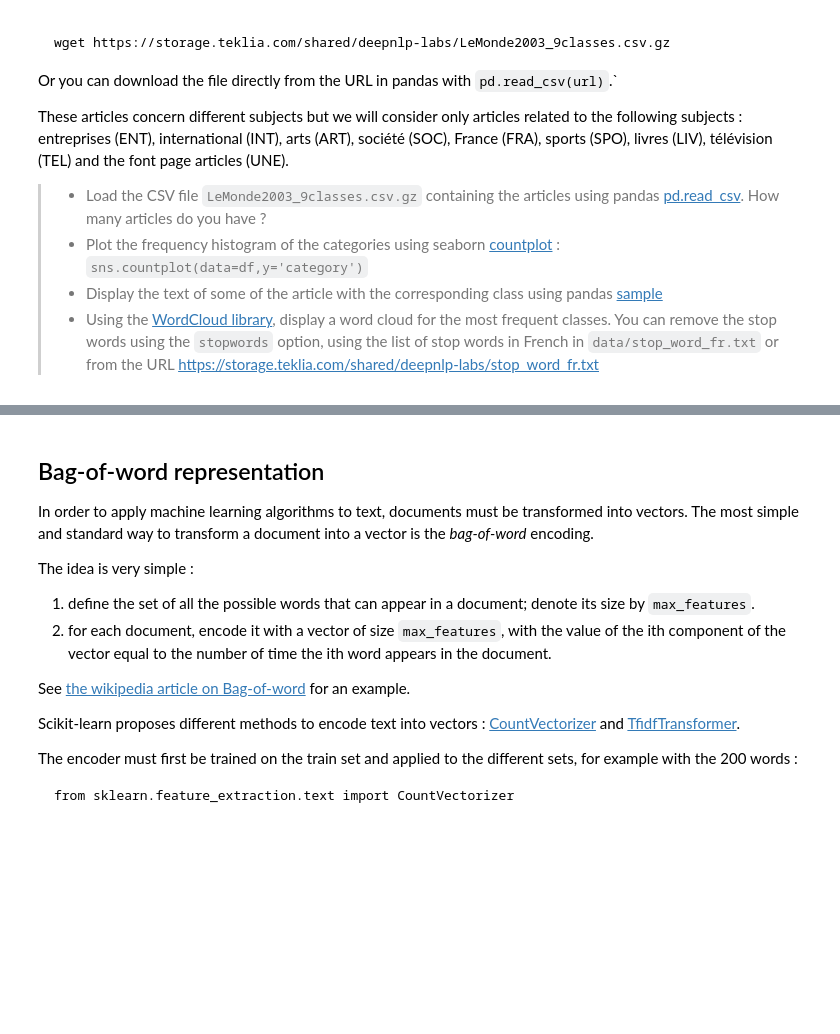
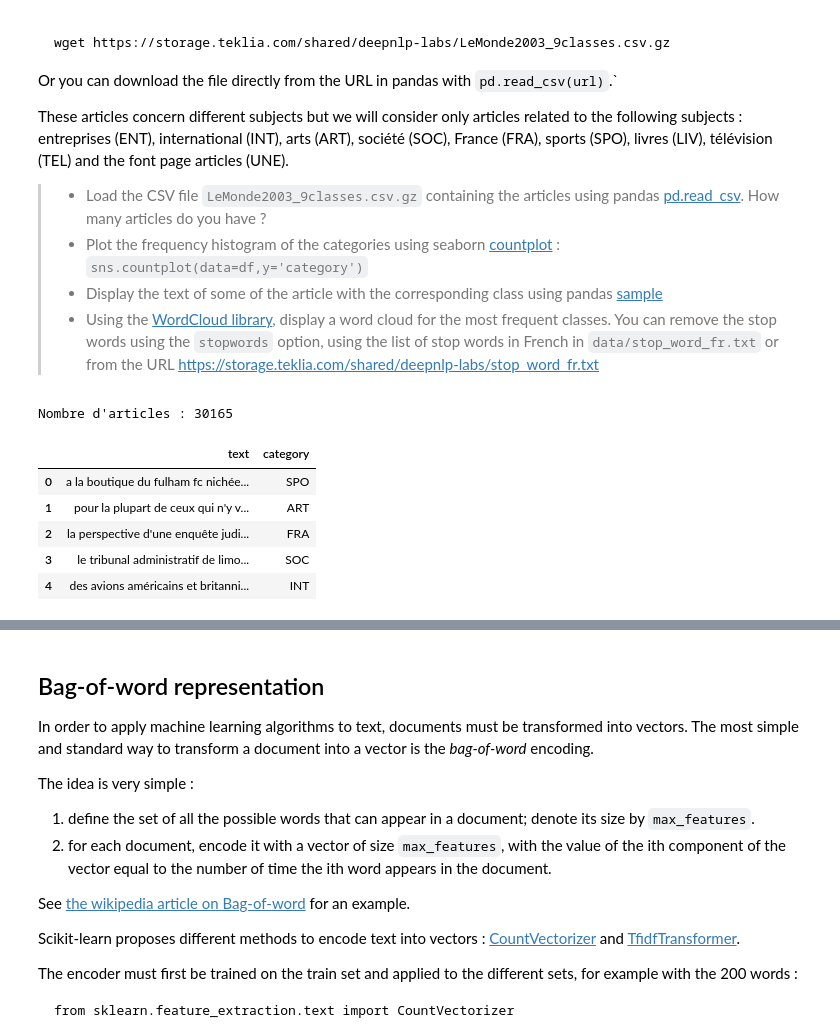
Before and after one commit to gabrielorsatti/nlp-lab-text-classification, a Jupyter notebook: TextClassification_LeMonde.ipynb, the cells around one changed output, grey strips where cells are left out. Cells and saved outputs as stored; diff of their text form; code cells hidden in the pictures; blank space fills up the shorter version.

```diff
--- a/TextClassification_LeMonde.ipynb
+++ b/TextClassification_LeMonde.ipynb
@@ -34,0 +24,17 @@ import seaborn as sns
+# %%
+import pandas as pd
+
+# Load dataframe from CSV file
+url = "https://storage.teklia.com/shared/deepnlp-labs/LeMonde2003_9classes.csv.gz"
+df = pd.read_csv(url)
+
+print(f"Nombre d'articles : {len(df)}")
+df.head()
+# %% [output]
+Nombre d'articles : 30165
+|  | text | category |
+| 0 | a la boutique du fulham fc nichée... | SPO |
+| 1 | pour la plupart de ceux qui n'y v... | ART |
+| 2 | la perspective d'une enquête judi... | FRA |
+| 3 | le tribunal administratif de limo... | SOC |
+| 4 | des avions américains et britanni... | INT |
```
Also changed, not shown: parts of 21 cells of this notebook.
